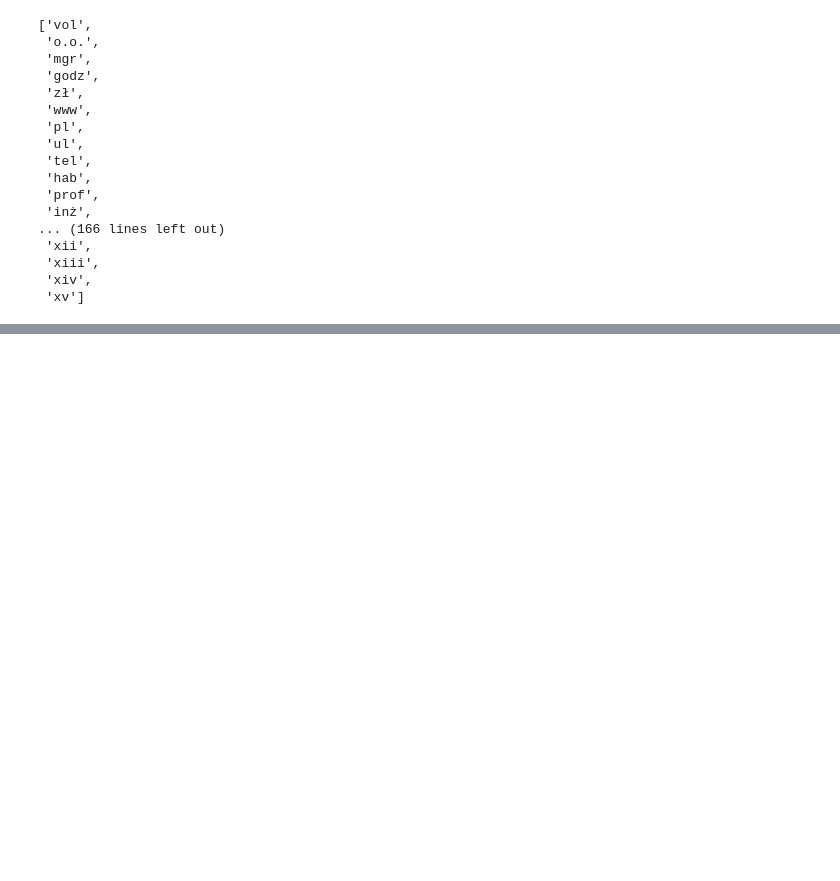
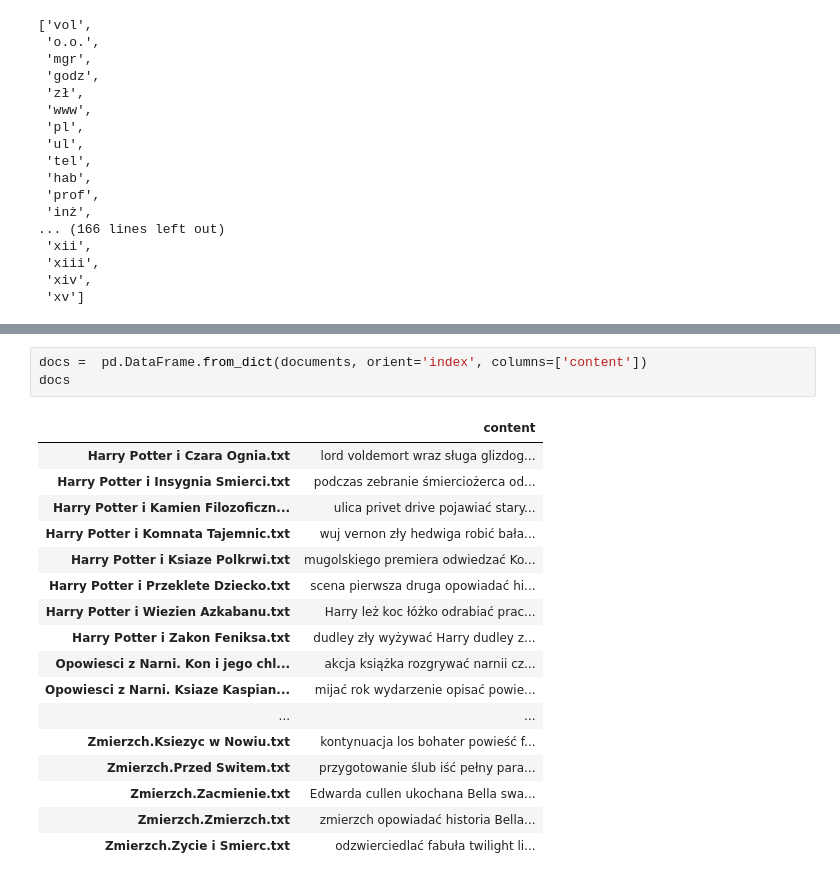
Before and after one commit to Donczakos/TextMining, a Jupyter notebook: text_mining.ipynb, the cells around one changed output, grey strips where cells are left out. Cells and saved outputs as stored; diff of their text form; blank space fills up the shorter version.

```diff
--- a/text_mining.ipynb
+++ b/text_mining.ipynb
@@ -123,0 +131,21 @@ for key in documents:
+# %%
+docs =  pd.DataFrame.from_dict(documents, orient='index', columns=['content'])
+docs
+# %% [output]
+|  | content |
+| Harry Potter i Czara Ognia.txt | lord voldemort wraz sługa glizdog... |
+| Harry Potter i Insygnia Smierci.txt | podczas zebranie śmierciożerca od... |
+| Harry Potter i Kamien Filozoficzn... | ulica privet drive pojawiać stary... |
+| Harry Potter i Komnata Tajemnic.txt | wuj vernon zły hedwiga robić bała... |
+| Harry Potter i Ksiaze Polkrwi.txt | mugolskiego premiera odwiedzać Ko... |
+| Harry Potter i Przeklete Dziecko.txt | scena pierwsza druga opowiadać hi... |
+| Harry Potter i Wiezien Azkabanu.txt | Harry leż koc łóżko odrabiać prac... |
+| Harry Potter i Zakon Feniksa.txt | dudley zły wyżywać Harry dudley z... |
+| Opowiesci z Narni. Kon i jego chl... | akcja książka rozgrywać narnii cz... |
+| Opowiesci z Narni. Ksiaze Kaspian... | mijać rok wydarzenie opisać powie... |
+| ... | ... |
+| Zmierzch.Ksiezyc w Nowiu.txt | kontynuacja los bohater powieść f... |
+| Zmierzch.Przed Switem.txt | przygotowanie ślub iść pełny para... |
+| Zmierzch.Zacmienie.txt | Edwarda cullen ukochana Bella swa... |
+| Zmierzch.Zmierzch.txt | zmierzch opowiadać historia Bella... |
+| Zmierzch.Zycie i Smierc.txt | odzwierciedlać fabuła twilight li... |
```
Also changed, not shown: parts of 10 cells of this notebook, 21 other files.
